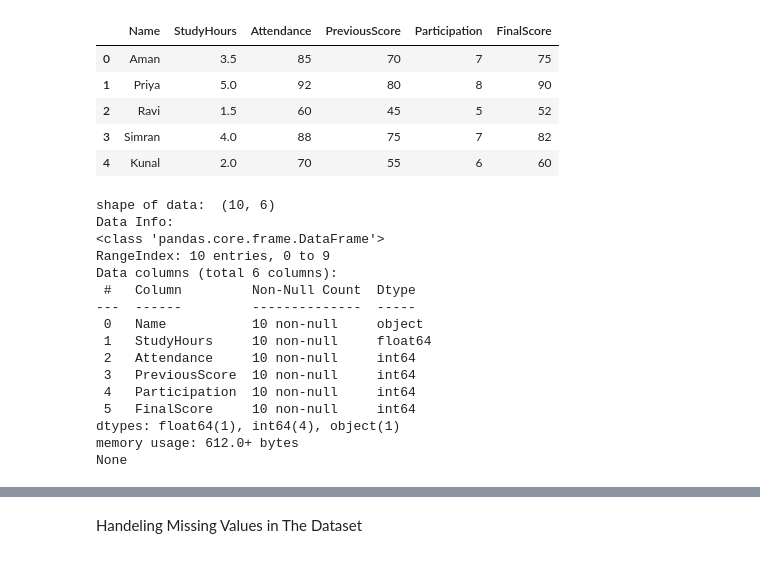
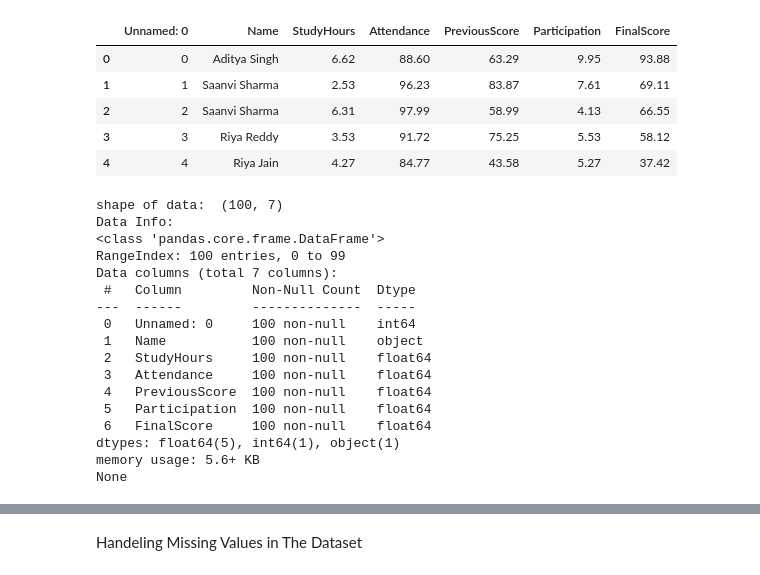
Before and after one commit to DcNeeraj29/Student_Score_Predictor, a Jupyter notebook: notebooks/eda.ipynb, the cells around one changed output, grey strips where cells are left out. Saved outputs shown, nothing was run; the diff lists cells and outputs as text; code cells hidden in the pictures.

```diff
--- a/notebooks/eda.ipynb
+++ b/notebooks/eda.ipynb
@@ -3,35 +3,36 @@ import pandas as pd
 import matplotlib.pyplot as plt
 import seaborn as sns
 # %%
-df = pd.read_csv('../data/student_dataset.csv')
+df = pd.read_csv('../data/student_dataset_1002.csv')
 df.head()
 # %% [output]
-|  | Name | StudyHours | Attendance | PreviousScore | Participation | FinalScore |
-| 0 | Aman | 3.5 | 85 | 70 | 7 | 75 |
-| 1 | Priya | 5.0 | 92 | 80 | 8 | 90 |
-| 2 | Ravi | 1.5 | 60 | 45 | 5 | 52 |
-| 3 | Simran | 4.0 | 88 | 75 | 7 | 82 |
-| 4 | Kunal | 2.0 | 70 | 55 | 6 | 60 |
+|  | Unnamed: 0 | Name | StudyHours | Attendance | PreviousScore | Participation | FinalScore |
+| 0 | 0 | Aditya Singh | 6.62 | 88.60 | 63.29 | 9.95 | 93.88 |
+| 1 | 1 | Saanvi Sharma | 2.53 | 96.23 | 83.87 | 7.61 | 69.11 |
+| 2 | 2 | Saanvi Sharma | 6.31 | 97.99 | 58.99 | 4.13 | 66.55 |
+| 3 | 3 | Riya Reddy | 3.53 | 91.72 | 75.25 | 5.53 | 58.12 |
+| 4 | 4 | Riya Jain | 4.27 | 84.77 | 43.58 | 5.27 | 37.42 |
 # %%
 print("shape of data: ", df.shape)
 print("Data Info: ")
 print(df.info())
 # %% [output]
-shape of data:  (10, 6)
+shape of data:  (100, 7)
 Data Info:
 <class 'pandas.core.frame.DataFrame'>
-RangeIndex: 10 entries, 0 to 9
-Data columns (total 6 columns):
+RangeIndex: 100 entries, 0 to 99
+Data columns (total 7 columns):
  #   Column         Non-Null Count  Dtype
 ---  ------         --------------  -----
- 0   Name           10 non-null     object
- 1   StudyHours     10 non-null     float64
- 2   Attendance     10 non-null     int64
- 3   PreviousScore  10 non-null     int64
- 4   Participation  10 non-null     int64
- 5   FinalScore     10 non-null     int64
-dtypes: float64(1), int64(4), object(1)
-memory usage: 612.0+ bytes
+ 0   Unnamed: 0     100 non-null    int64
+ 1   Name           100 non-null    object
+ 2   StudyHours     100 non-null    float64
+ 3   Attendance     100 non-null    float64
+ 4   PreviousScore  100 non-null    float64
+ 5   Participation  100 non-null    float64
+ 6   FinalScore     100 non-null    float64
+dtypes: float64(5), int64(1), object(1)
+memory usage: 5.6+ KB
 None
 # %%
 print("Summary Statistics: ")
```
Also changed, not shown: parts of 12 cells of this notebook, 2 other files.
